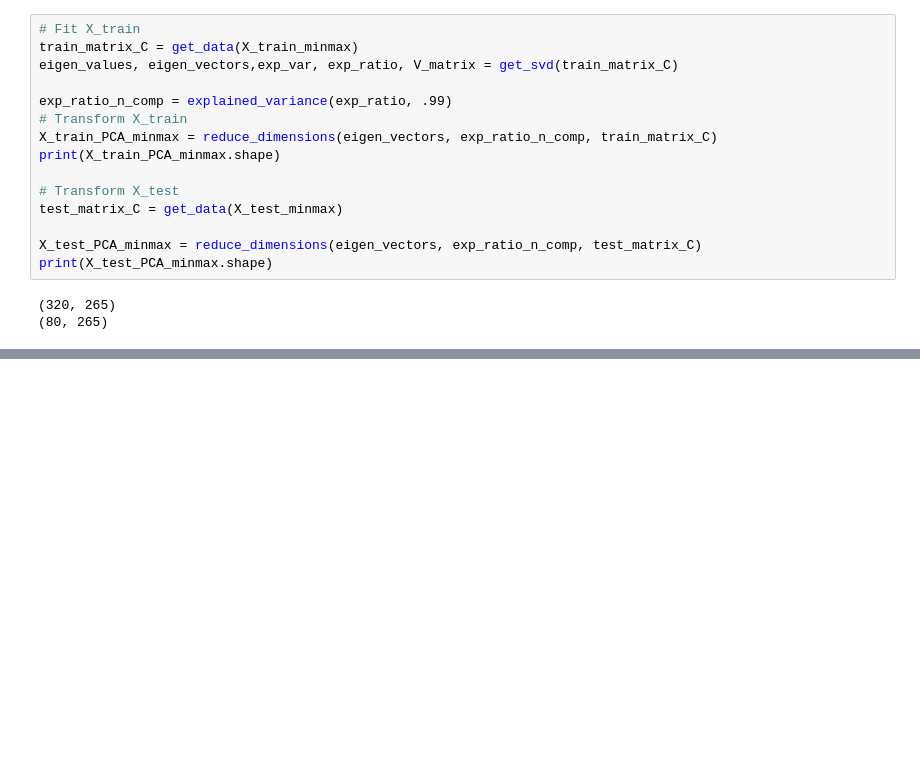
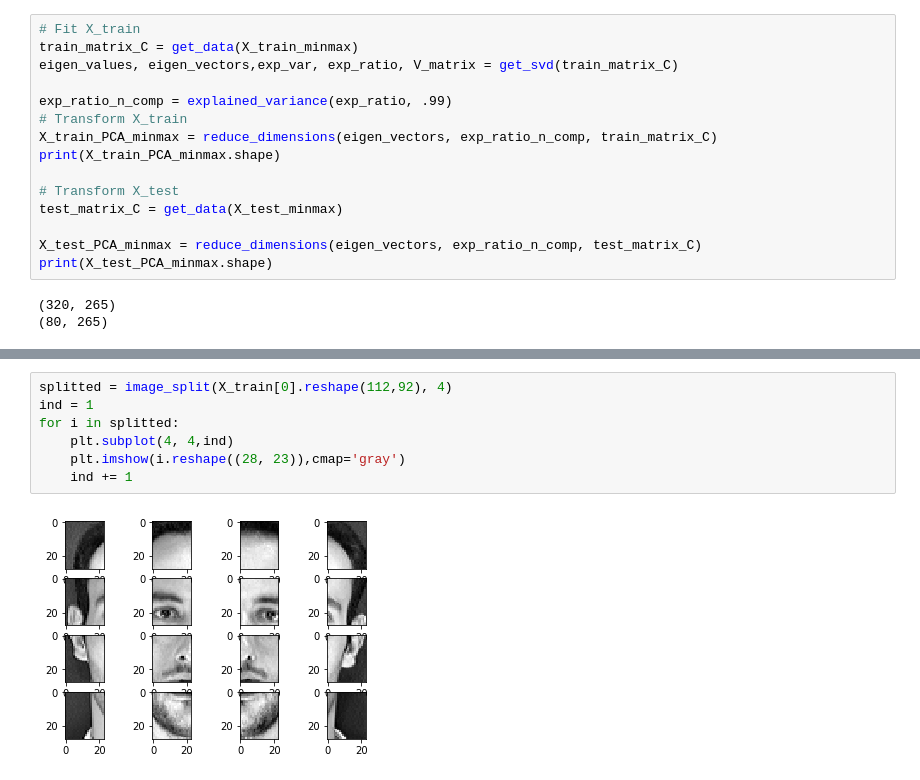
Before and after one commit to ArtemShapiro/Face-Recognition-ORL, a Jupyter notebook: Model.ipynb, the cells around one changed output, grey strips where cells are left out. Saved outputs shown, nothing was run; the diff lists cells and outputs as text; blank space fills up the shorter version.

```diff
--- a/Model.ipynb
+++ b/Model.ipynb
@@ -418,0 +422,9 @@ print(X_test_lbp.shape)
+# %%
+splitted = image_split(X_train[0].reshape(112,92), 4)
+ind = 1
+for i in splitted:
+    plt.subplot(4, 4,ind)
+    plt.imshow(i.reshape((28, 23)),cmap='gray')
+    ind += 1
+# %% [output]
+[figure, added]
```
Also changed, not shown: parts of 19 cells of this notebook.
